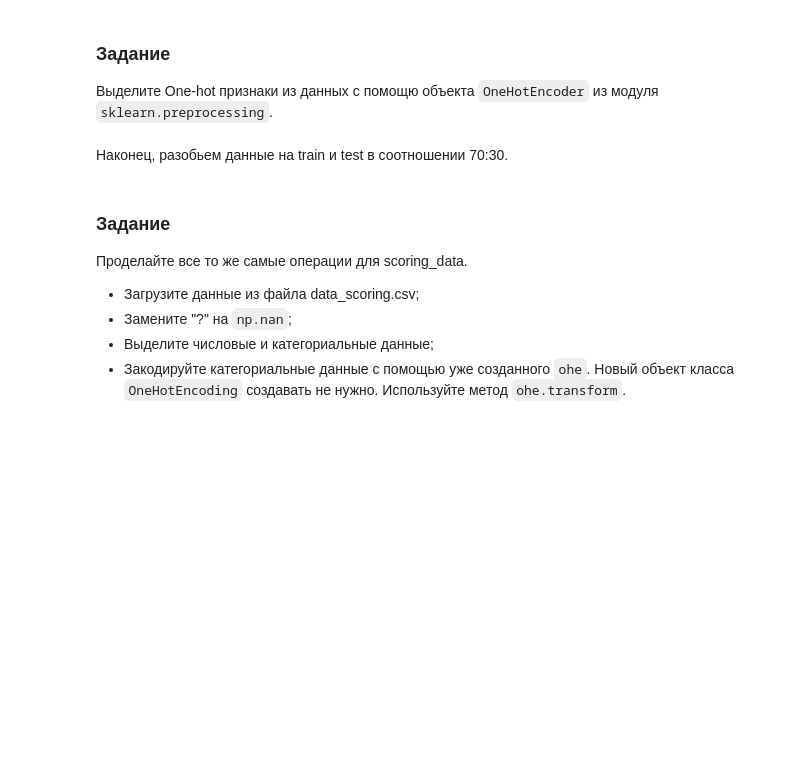
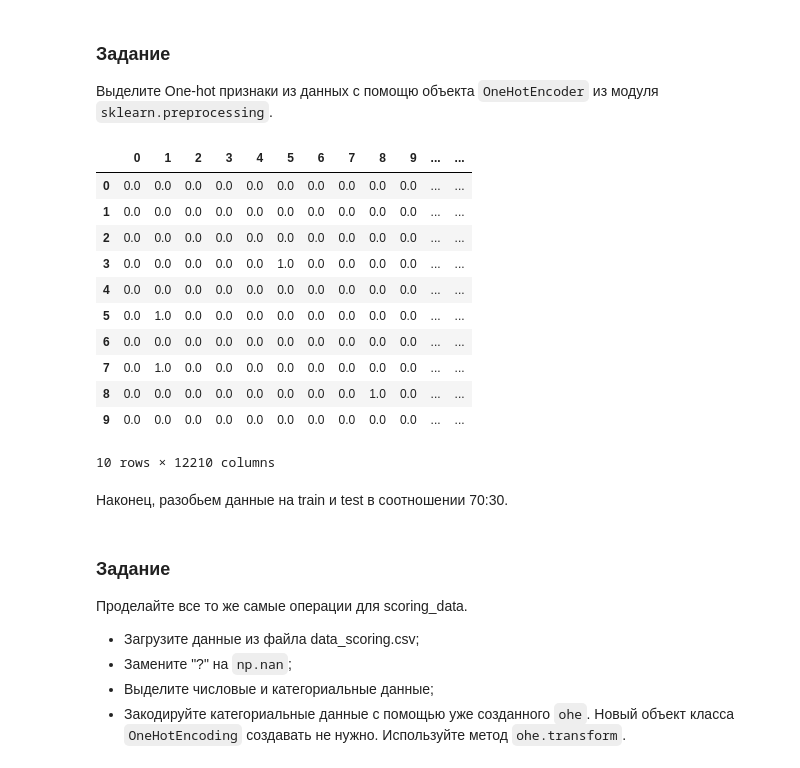
Before and after one commit to 05-515/-, a Jupyter notebook: 20_1_hw_ensembles.ipynb, the cells around one changed output. Saved outputs shown, nothing was run; the diff lists cells and outputs as text; code cells hidden in the pictures; blank space fills up the shorter version.

```diff
--- a/20_1_hw_ensembles.ipynb
+++ b/20_1_hw_ensembles.ipynb
@@ -53,4 +56,4 @@ from matplotlib import pyplot as plt
 # %%
-data = pd.read_csv('data_train.csv')
+data = all_data = pd.read_csv('C:/Users/030110/Downloads/data_train.csv')
 # %%
 data.shape
@@ -67,5 +84,5 @@ data[:10]
     * '>50K' -> 1.
 * Сохраните их в отдельную переменную `y` типа `np.array`.
 * Удалите из data правильные ответы.
-# %%
-data = # ВАШ КОД
+# %%
+data[data == '?'] = np.nan
@@ -95,5 +149,5 @@ real_data[:10]
 # %%
-cat_columns = [<ВАШ КОД>]
+cat_columns = data.select_dtypes(include=['object', 'category','string']).columns.tolist()
 
 cat_data = data[cat_columns]
 cat_data[:10]
@@ -103,10 +169,24 @@ cat_data[:10]
 # %%
 from sklearn.preprocessing import OneHotEncoder
 # %%
+df = pd.DataFrame(data)
 ohe = OneHotEncoder(handle_unknown='ignore', sparse=False)
-one_hot_data = #ВАШ КОД. Выделите one-hot признаки. Используйте метод fit_transform
+one_hot_data = ohe.fit_transform(df)#ВАШ КОД. Выделите one-hot признаки. Используйте метод fit_transform
 one_hot_data = pd.DataFrame(one_hot_data, index=cat_data.index)
 one_hot_data[:10]
+# %% [output]
+|  | 0 | 1 | 2 | 3 | 4 | 5 | 6 | 7 | 8 | 9 | ... | ... |
+| 0 | 0.0 | 0.0 | 0.0 | 0.0 | 0.0 | 0.0 | 0.0 | 0.0 | 0.0 | 0.0 | ... | ... |
+| 1 | 0.0 | 0.0 | 0.0 | 0.0 | 0.0 | 0.0 | 0.0 | 0.0 | 0.0 | 0.0 | ... | ... |
+| 2 | 0.0 | 0.0 | 0.0 | 0.0 | 0.0 | 0.0 | 0.0 | 0.0 | 0.0 | 0.0 | ... | ... |
+| 3 | 0.0 | 0.0 | 0.0 | 0.0 | 0.0 | 1.0 | 0.0 | 0.0 | 0.0 | 0.0 | ... | ... |
+| 4 | 0.0 | 0.0 | 0.0 | 0.0 | 0.0 | 0.0 | 0.0 | 0.0 | 0.0 | 0.0 | ... | ... |
+| 5 | 0.0 | 1.0 | 0.0 | 0.0 | 0.0 | 0.0 | 0.0 | 0.0 | 0.0 | 0.0 | ... | ... |
+| 6 | 0.0 | 0.0 | 0.0 | 0.0 | 0.0 | 0.0 | 0.0 | 0.0 | 0.0 | 0.0 | ... | ... |
+| 7 | 0.0 | 1.0 | 0.0 | 0.0 | 0.0 | 0.0 | 0.0 | 0.0 | 0.0 | 0.0 | ... | ... |
+| 8 | 0.0 | 0.0 | 0.0 | 0.0 | 0.0 | 0.0 | 0.0 | 0.0 | 1.0 | 0.0 | ... | ... |
+| 9 | 0.0 | 0.0 | 0.0 | 0.0 | 0.0 | 0.0 | 0.0 | 0.0 | 0.0 | 0.0 | ... | ... |
+10 rows × 12210 columns
 # %% [markdown]
 Наконец, разобьем данные на train и test в соотношении 70:30.
 # %%
```
Also changed, not shown: parts of 22 cells of this notebook, 1 other file.
